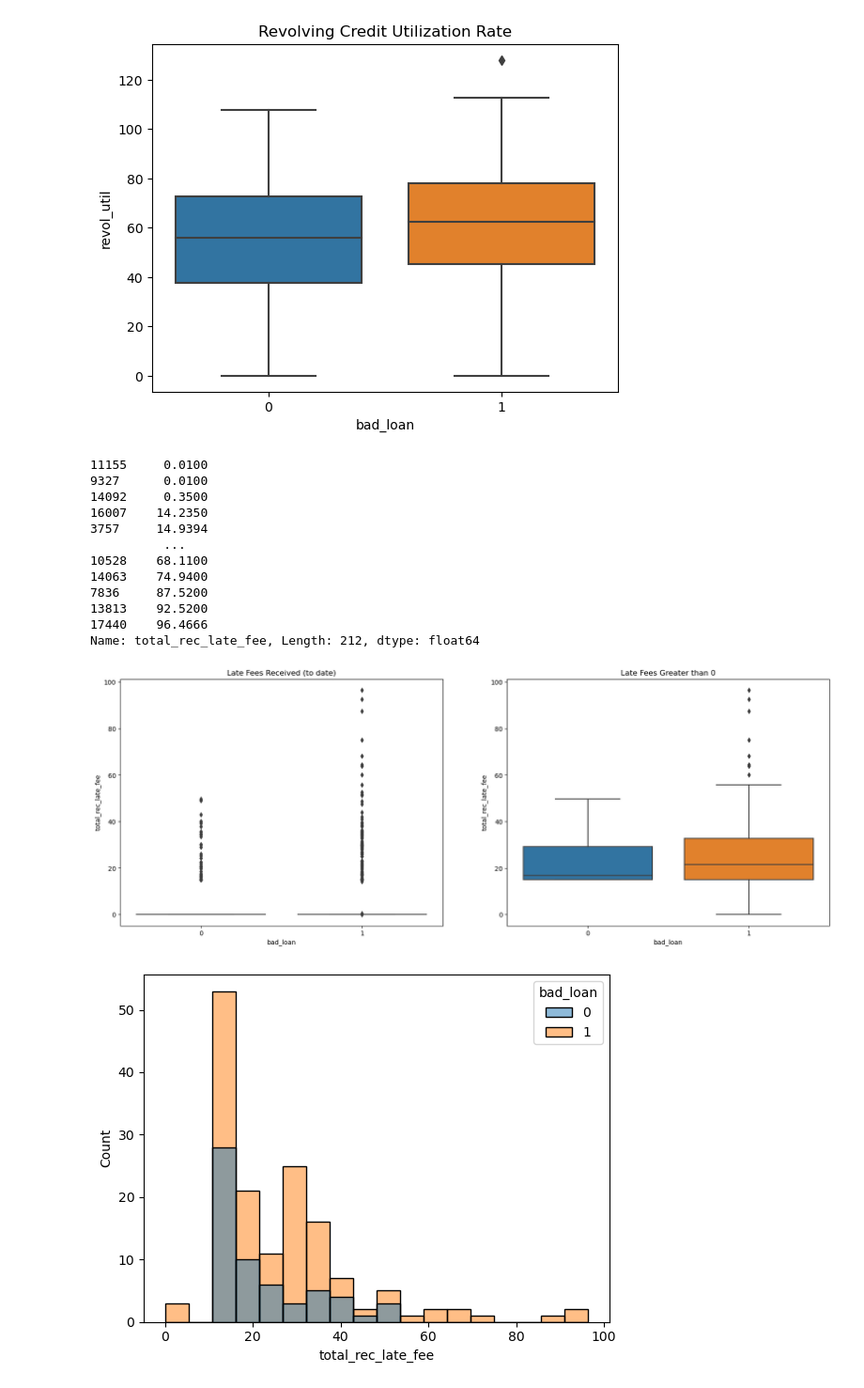
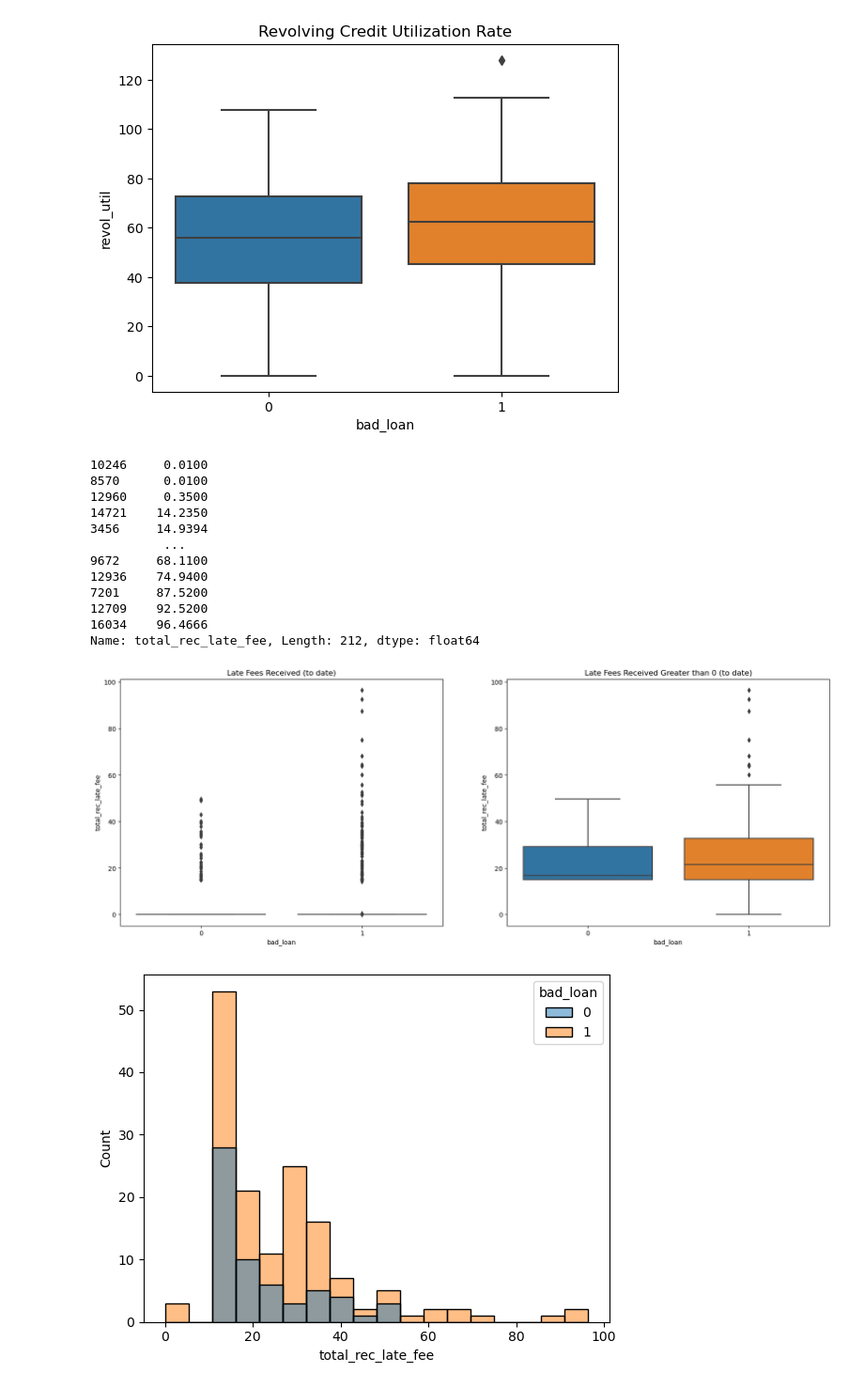
Before and after one commit to KaimiHuang/Applied_Data_Science_Project_1, a Jupyter notebook: Predict_bad_loan.ipynb, the cells around one changed output. Shown at 94% size. Cells and saved outputs as stored; diff of their text form; code cells hidden in the pictures.

```diff
--- a/Predict_bad_loan.ipynb
+++ b/Predict_bad_loan.ipynb
@@ -245,7 +246,7 @@ df.revol_util.nlargest(10)
 17394     103.5
 Name: revol_util, dtype: float64
 # %%
-df = df[df.revol_util!=5010.0]
+df = df[df.revol_util!=df.revol_util.nlargest(10).iloc[0]]
 df.shape
 # %% [output]
 (18370, 14)
@@ -254,4 +255,4 @@ sns.jointplot(x='revol_util',y='total_rec_late_fee',data=df);
 # %% [output]
 [figure]
 # %%
-df.reset_index(drop=True)
+df.reset_index(drop=True, inplace=True)
@@ -409,37 +407,37 @@ plt.show()
 # %%
 df.total_rec_late_fee[df.total_rec_late_fee != 0].sort_values()
 # %% [output]
-11155     0.0100
-9327      0.0100
-14092     0.3500
-16007    14.2350
-3757     14.9394
+10246     0.0100
+8570      0.0100
+12960     0.3500
+14721    14.2350
+3456     14.9394
           ...
-10528    68.1100
-14063    74.9400
-7836     87.5200
-13813    92.5200
-17440    96.4666
+9672     68.1100
+12936    74.9400
+7201     87.5200
+12709    92.5200
+16034    96.4666
 Name: total_rec_late_fee, Length: 212, dtype: float64
 # %%
 total_rec_late_fee_not0_df = df[df.total_rec_late_fee != 0]
 # %%
 fig,ax = plt.subplots(1,2,figsize=(20,7))
 
 sns.boxplot(y='total_rec_late_fee',
             x = 'bad_loan',
             data=df,
             ax=ax[0]);
 ax[0].set_title('Late Fees Received (to date)');
 
 #'zoom in' to late fees that are not zero
 sns.boxplot(y='total_rec_late_fee',
             x = 'bad_loan',
             data=total_rec_late_fee_not0_df,
             ax=ax[1]);
-ax[1].set_title('Late Fees Greater than 0');
+ax[1].set_title('Late Fees Received Greater than 0 (to date)');
 # %% [output]
-[figure, old version]
+[figure, new version]
 # %%
 sns.histplot(x='total_rec_late_fee',
                 hue = 'bad_loan',
```
Also changed, not shown: parts of 36 cells of this notebook.
